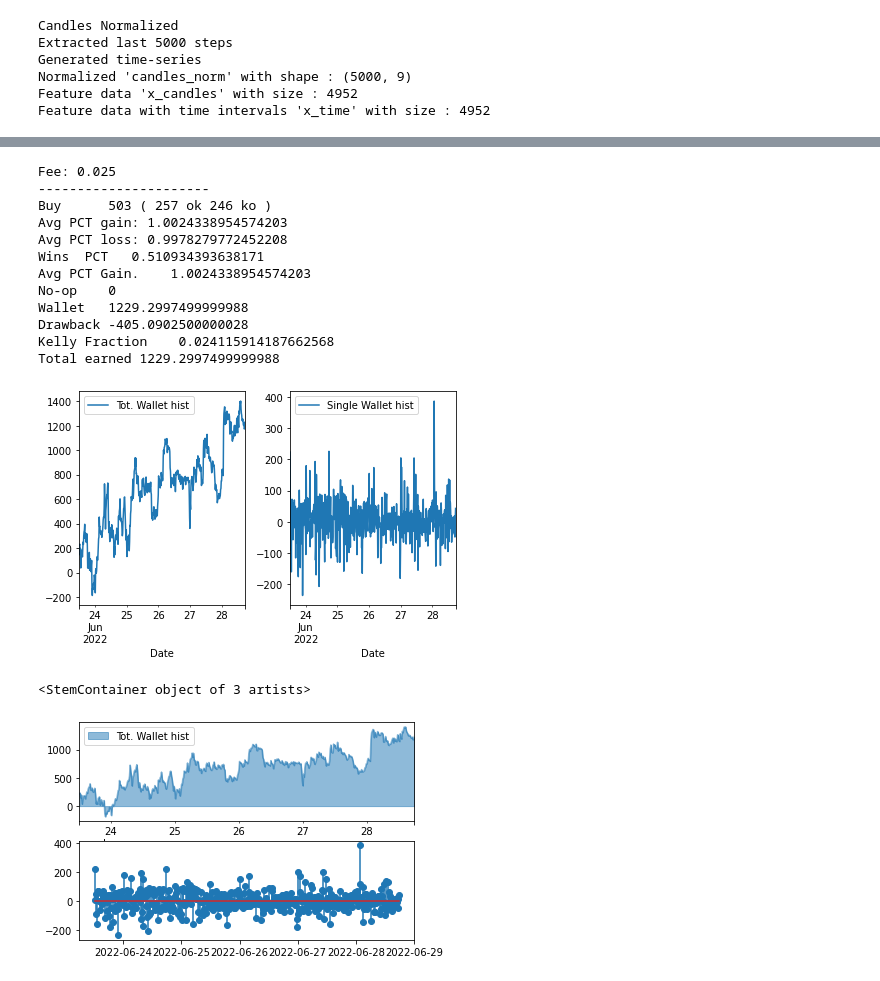
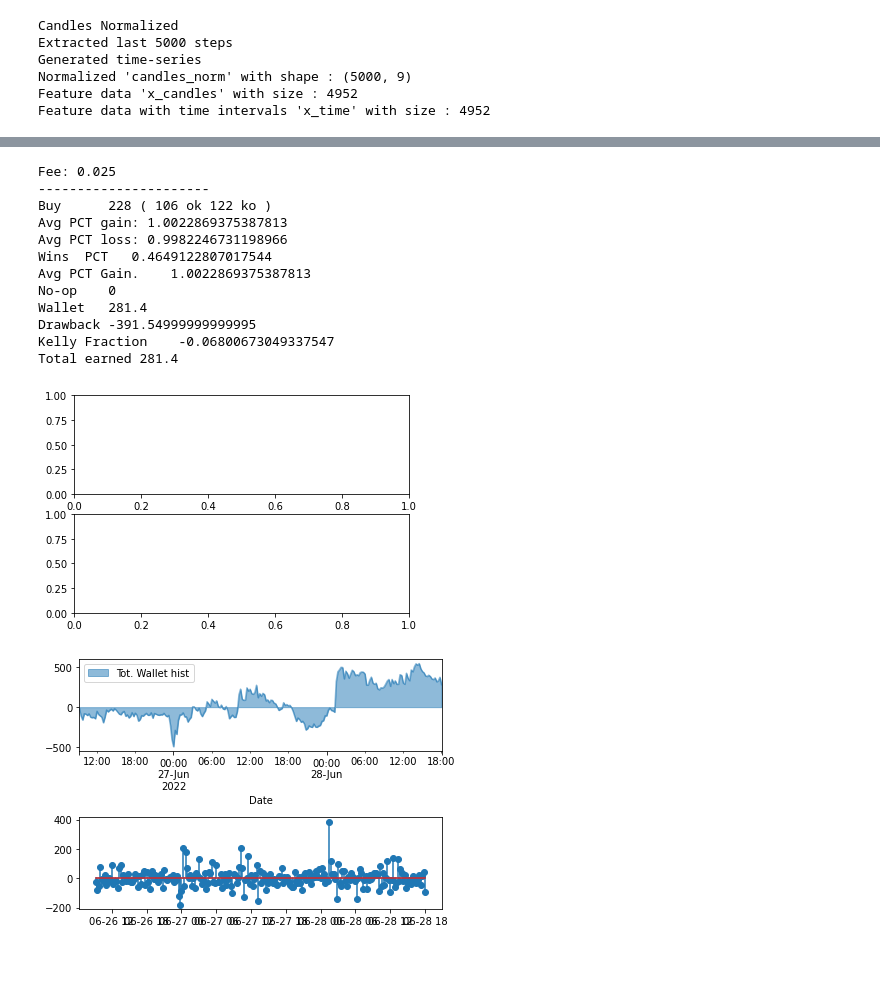
Before and after one commit to gabriele16/sats4u, a Jupyter notebook: colab/LSTM-CNN-BitCoin-Test-Trade.ipynb, the cells around one changed output, grey strips where cells are left out. Drawn from its saved outputs; the diff is of its cells as text; code cells hidden in the pictures.

```diff
--- a/colab/LSTM-CNN-BitCoin-Test-Trade.ipynb
+++ b/colab/LSTM-CNN-BitCoin-Test-Trade.ipynb
@@ -167,28 +167,21 @@ df_preds_true.dropna().iloc[-new_time_steps-100:].plot()
 # %%
-wallet_hist_df,wallet,kelly_frac = s2b.backtest_df(df_preds_true.dropna().iloc[-new_time_steps*2:], ts_btc.step_back, long_short = "longshort", fee=0.025)
+wallet_hist_df,wallet,kelly_frac = s2b.backtest_df(df_preds_true.dropna().iloc[-new_time_steps:], ts_btc.step_back, long_short = "longshort", fee=0.025)
 s2b.show_backtest_results(wallet,wallet_hist_df)
 # %% [output]
 Fee: 0.025
 ----------------------
-Buy      503 ( 257 ok 246 ko )
-Avg PCT gain: 1.0024338954574203
-Avg PCT loss: 0.9978279772452208
-Wins  PCT   0.510934393638171
-Avg PCT Gain.    1.0024338954574203
+Buy      228 ( 106 ok 122 ko )
+Avg PCT gain: 1.0022869375387813
+Avg PCT loss: 0.9982246731198966
+Wins  PCT   0.4649122807017544
+Avg PCT Gain.    1.0022869375387813
 No-op    0
-Wallet   1229.2997499999988
-Drawback -405.0902500000028
-Kelly Fraction    0.024115914187662568
-Total earned 1229.2997499999988
+Wallet   281.4
+Drawback -391.54999999999995
+Kelly Fraction    -0.06800673049337547
+Total earned 281.4
-[figure, old version]
+[figure, new version]
+[figure, added]
-# %%
-#wallet_hist_df.plot(y=1,style = 'ro',stacked=False)
-fig, axes = plt.subplots(nrows=2, ncols=1)
-wallet_hist_df.plot.area(y=0,stacked=False,ax=axes[0])
-axes[1].stem(wallet_hist_df.index,wallet_hist_df.iloc[:,1])
-# %% [output]
-<StemContainer object of 3 artists>
-[figure, removed]
 # %%
 investment = 100.
 conservative_kelly = kelly_frac*.5
```
Also changed, not shown: parts of 7 cells of this notebook, 1 other file.
